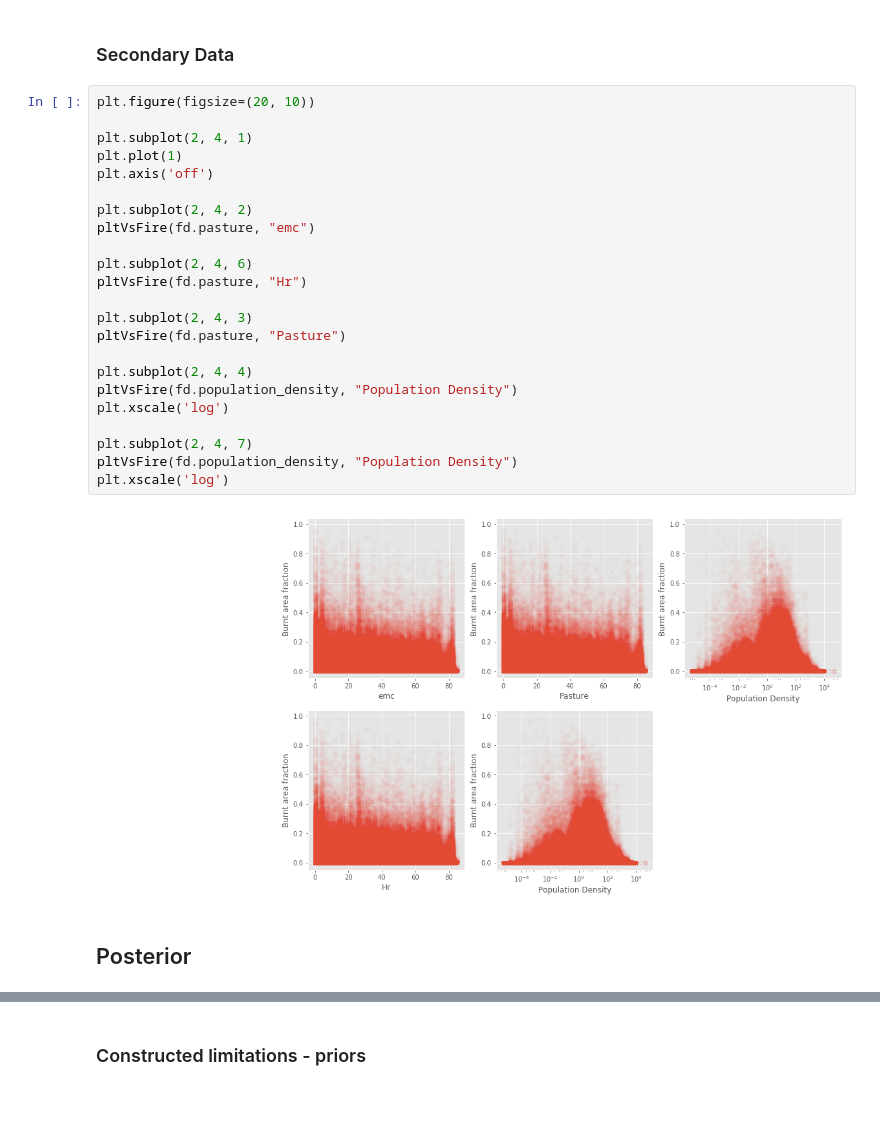
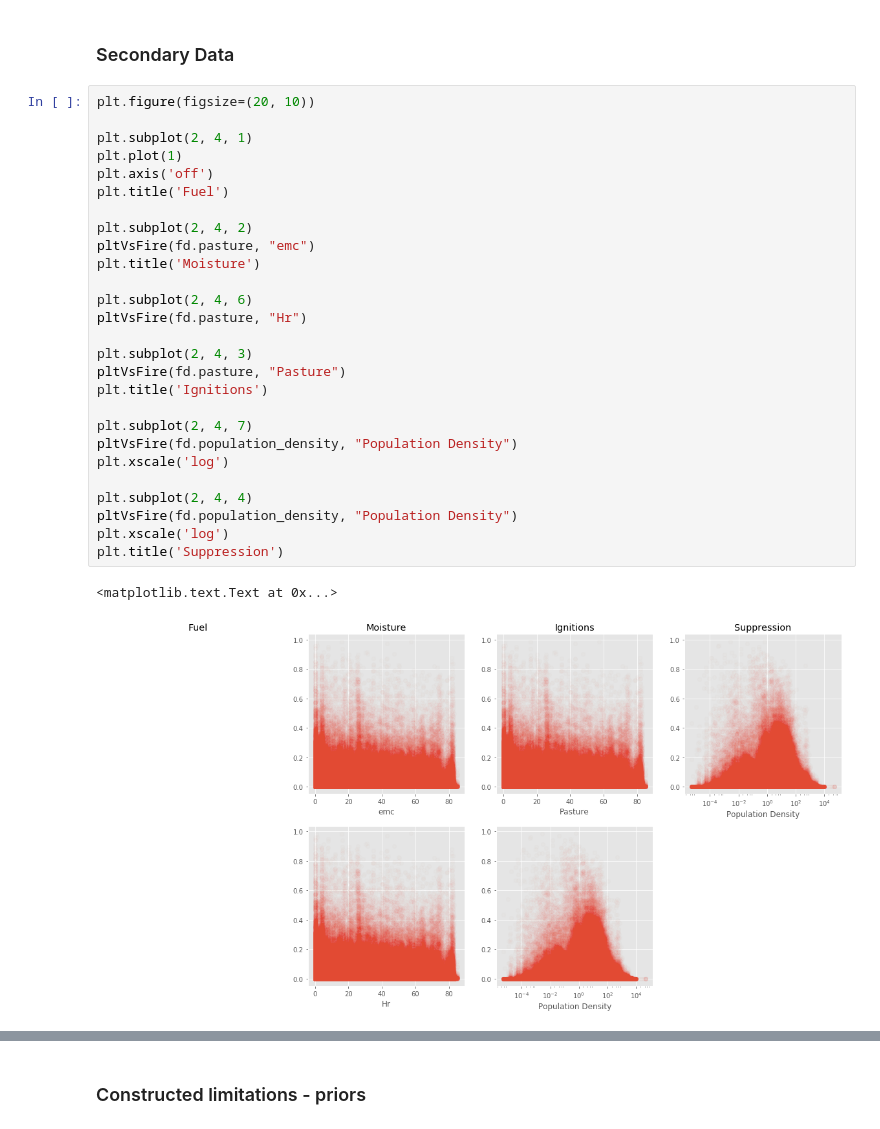
Before and after one commit to rhyswhitley/fire_limitation, a Jupyter notebook: notebooks/data_viz.ipynb, the cells around one changed output, grey strips where cells are left out. Cells and saved outputs as stored; diff of their text form; blank space fills up the shorter version.

```diff
--- a/notebooks/data_viz.ipynb
+++ b/notebooks/data_viz.ipynb
@@ -127,27 +139,30 @@ pltVsFire(fd.cropland, "Crop cover")
 # %%
 plt.figure(figsize=(20, 10))
 
 plt.subplot(2, 4, 1)
 plt.plot(1)
 plt.axis('off')
+plt.title('Fuel')
 
 plt.subplot(2, 4, 2)
 pltVsFire(fd.pasture, "emc")
+plt.title('Moisture')
 
 plt.subplot(2, 4, 6)
 pltVsFire(fd.pasture, "Hr")
 
 plt.subplot(2, 4, 3)
 pltVsFire(fd.pasture, "Pasture")
+plt.title('Ignitions')
+
+plt.subplot(2, 4, 7)
+pltVsFire(fd.population_density, "Population Density")
+plt.xscale('log')
 
 plt.subplot(2, 4, 4)
 pltVsFire(fd.population_density, "Population Density")
 plt.xscale('log')
-
-plt.subplot(2, 4, 7)
-pltVsFire(fd.population_density, "Population Density")
-plt.xscale('log')
+plt.title('Suppression')
 # %% [output]
+<matplotlib.text.Text at 0x...>
-[figure, old version]
+[figure, new version]
-# %% [markdown]
-## Posterior
```
Also changed, not shown: parts of 28 cells of this notebook.
